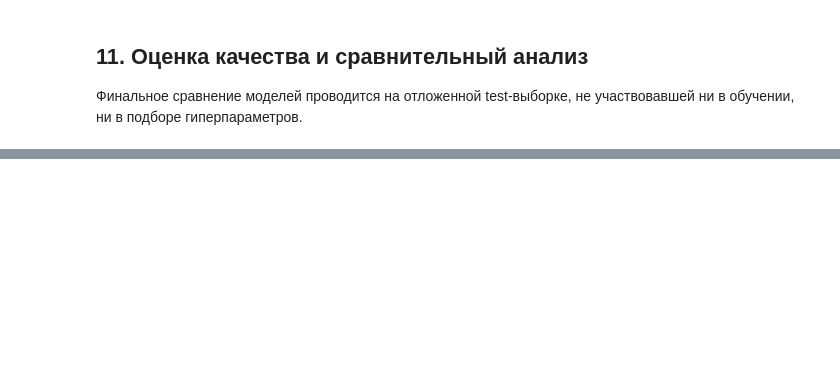
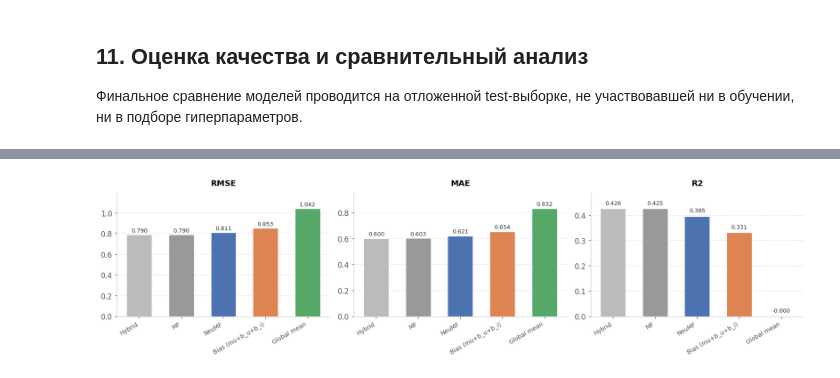
Before and after one commit to OlyuninVyacheslav/movie_rating, a Jupyter notebook: movie_rating.ipynb, the cells around one changed output, grey strips where cells are left out. Drawn from its saved outputs; the diff is of its cells as text; code cells hidden in the pictures; blank space fills up the shorter version.

```diff
--- a/movie_rating.ipynb
+++ b/movie_rating.ipynb
@@ -1163,0 +1656,7 @@ _(Итоги по решению задачи; сравнение методов
+# %%
+# --- Сводная таблица метрик на test ---
+# Сравниваем все модели и baseline по единым метрикам (раздел 7).
+
+metrics_df = pd.DataFrame(results).T[["RMSE", "MAE", "R2"]].sort_values("RMSE")
+print("Метрики на отложенной test-выборке (сортировка по RMSE):")
+metrics_df.round(4)
@@ -1163,0 +1671,48 @@ _(Итоги по решению задачи; сравнение методов
+# %%
+# --- Столбчатые диаграммы сравнения моделей ---
+# RMSE и MAE — чем меньше, тем лучше; R2 — чем больше, тем лучше.
+
+fig, axes = plt.subplots(1, 3, figsize=(15, 4))
+palette = ["#bbbbbb", "#999999", "#4c72b0", "#dd8452", "#55a868"]
+
+for ax, metric in zip(axes, ["RMSE", "MAE", "R2"]):
+    vals = metrics_df[metric]
+    bars = ax.bar(
+        range(len(vals)), vals.values,
+        color=palette[:len(vals)],
+        edgecolor="white", linewidth=0.8, width=0.6
+    )
+
+    # Подписи над столбцами
+    for bar, val in zip(bars, vals.values):
+        ax.text(
+            bar.get_x() + bar.get_width() / 2,
+            bar.get_height() + 0.01,
+            f"{val:.3f}",
+            ha="center", va="bottom",
+            fontsize=8.5, color="#333333"
+        )
+
+    ax.set_xticks(range(len(vals)))
+    ax.set_xticklabels(vals.index, rotation=30, ha="right", fontsize=9)
+    ax.set_title(metric, fontsize=12, fontweight="bold", pad=10)
+
+    # Мягкая сетка
+    ax.yaxis.grid(True, color="#cccccc", linewidth=0.6, linestyle="--", alpha=0.7)
+    ax.set_axisbelow(True)
+    ax.xaxis.grid(False)
+
+    # Убрать лишние рамки
+    ax.spines["top"].set_visible(False)
+    ax.spines["right"].set_visible(False)
+    ax.spines["left"].set_color("#cccccc")
+    ax.spines["bottom"].set_color("#cccccc")
+    ax.tick_params(colors="#555555")
+
+    # Небольшой отступ сверху для подписей
+    ax.set_ylim(0, vals.max() * 1.15)
+
+plt.tight_layout()
+plt.show()
+# %% [output]
+[figure, added]
```
Also changed, not shown: parts of 39 cells of this notebook, 1 other file.
